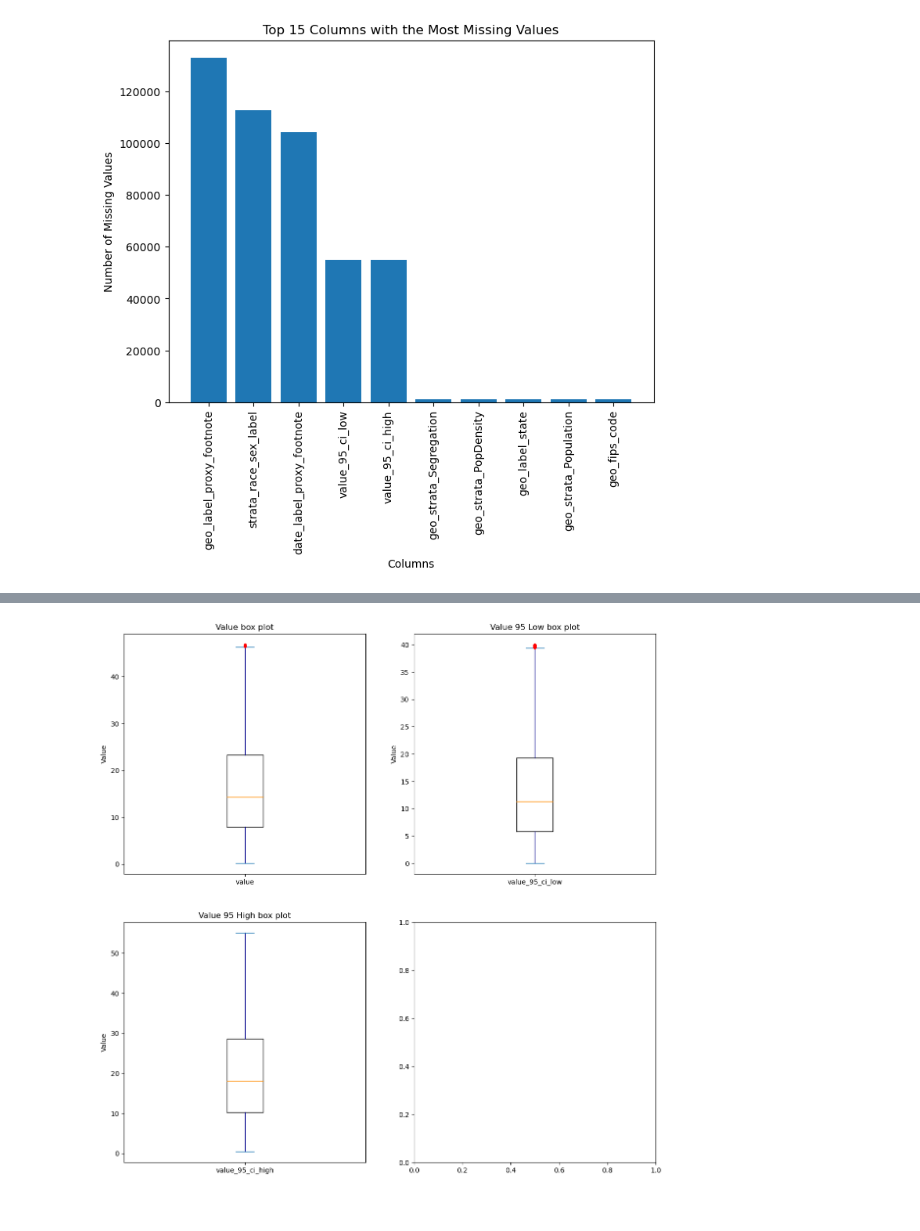
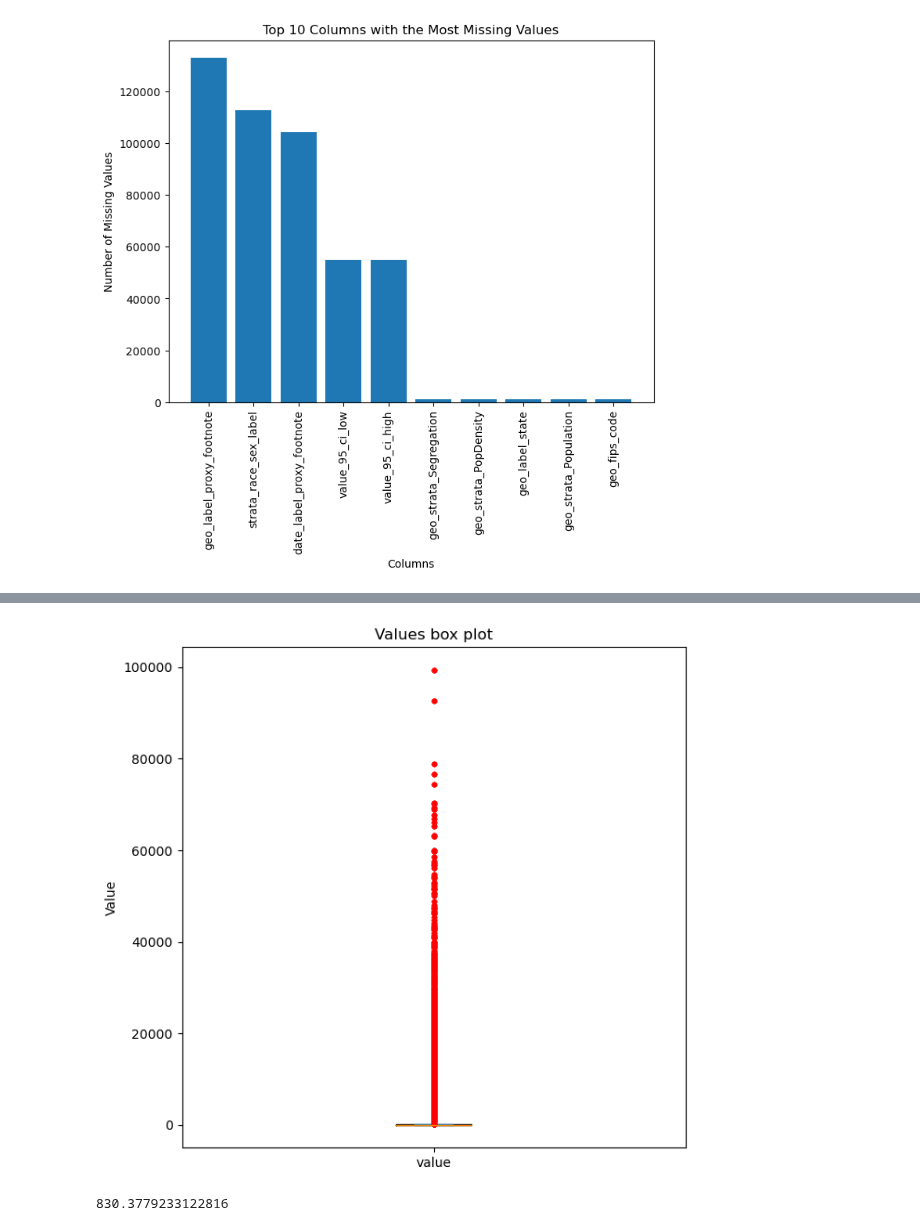
Before and after one commit to kohlerch/G4C-Project, a Jupyter notebook: Project/big-cities-health/BigCitiesHealth.ipynb, the cells around one changed output, grey strips where cells are left out. Cells and saved outputs as stored; diff of their text form; code cells hidden in the pictures.

```diff
--- a/Project/big-cities-health/BigCitiesHealth.ipynb
+++ b/Project/big-cities-health/BigCitiesHealth.ipynb
@@ -146,7 +156,7 @@ top_15_columns = sorted_columns[:10]
 
 fig, ax = plt.subplots(figsize=(8,6))
 ax.bar(top_15_columns.index, top_15_columns.values)
-ax.set_title('Top 15 Columns with the Most Missing Values')
+ax.set_title('Top 10 Columns with the Most Missing Values')
 ax.set_xlabel('Columns')
 ax.set_ylabel('Number of Missing Values')
 plt.xticks(rotation=90)
@@ -183,29 +217,13 @@ params_labels = {   'value' : 'Value',
 # %%
-def parameters_boxplot(data: pd.DataFrame, parameters:params_labels):
-
+def parameter_boxplot(data: pd.DataFrame, parameter: str, label: str):
     # Customize the colors of the boxes and whiskers
     color = {"boxes": "Black", "whiskers": "DarkBlue", "medians": "DarkOrange"}
 
-    # Determine the number of rows and columns based on the number of parameters
-    n_params = len(parameters)
-    rows = (n_params + 1) // 2
-    cols = min(n_params, 2)
+    # Create a figure with the appropriate number of rows and columns
+    fig, ax = plt.subplots(figsize=(7, 7))
 
-    # Create a figure with the appropriate number of rows and columns
-    fig, axes = plt.subplots(rows, cols, figsize=(14, 14))
-
-    # Iterate over each parameter
-    for i, (param, label) in enumerate(parameters.items()):
-
-        # Determine the row and column index for the current parameter
-        row = i // cols
-        col = i % cols
-
-        # Select the axis to plot the parameter
-        ax = axes[row, col] if rows > 1 else axes[col]
-
-        # Create the box plot for the current parameter
-        data[[param]].plot.box(ax=ax, color=color, sym="r.").set(title=f'{label} box plot', ylabel='Value')
+    # Create the box plot for the specified parameter
+    data[[parameter]].plot.box(ax=ax, color=color, sym="r.").set(title=f'{label} box plot', ylabel='Value')
 
     # Return the created figure
     return fig
@@ -224,4 +230,9 @@ new_data = new_data.loc[new_data['value'] < 60]
-# %%
-fig_params = parameters_boxplot(new_data, parameters = params_labels )
-# %% [output]
-[figure, removed]
+# %%
+fig_parameters = parameter_boxplot(data, 'value', 'Values')
+# %% [output]
+[figure, added]
+# %%
+mean_value = data['value'].mean()
+mean_value
+# %% [output]
+830.3779233122816
```
Also changed, not shown: parts of 35 cells of this notebook.
